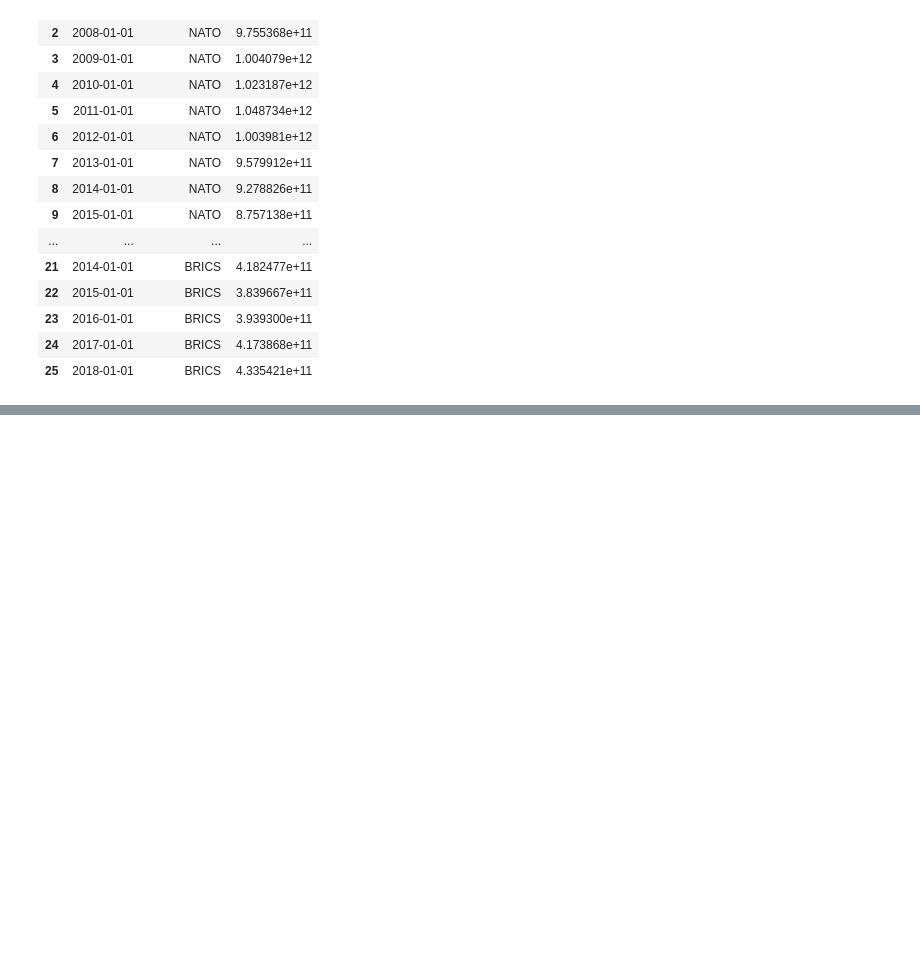
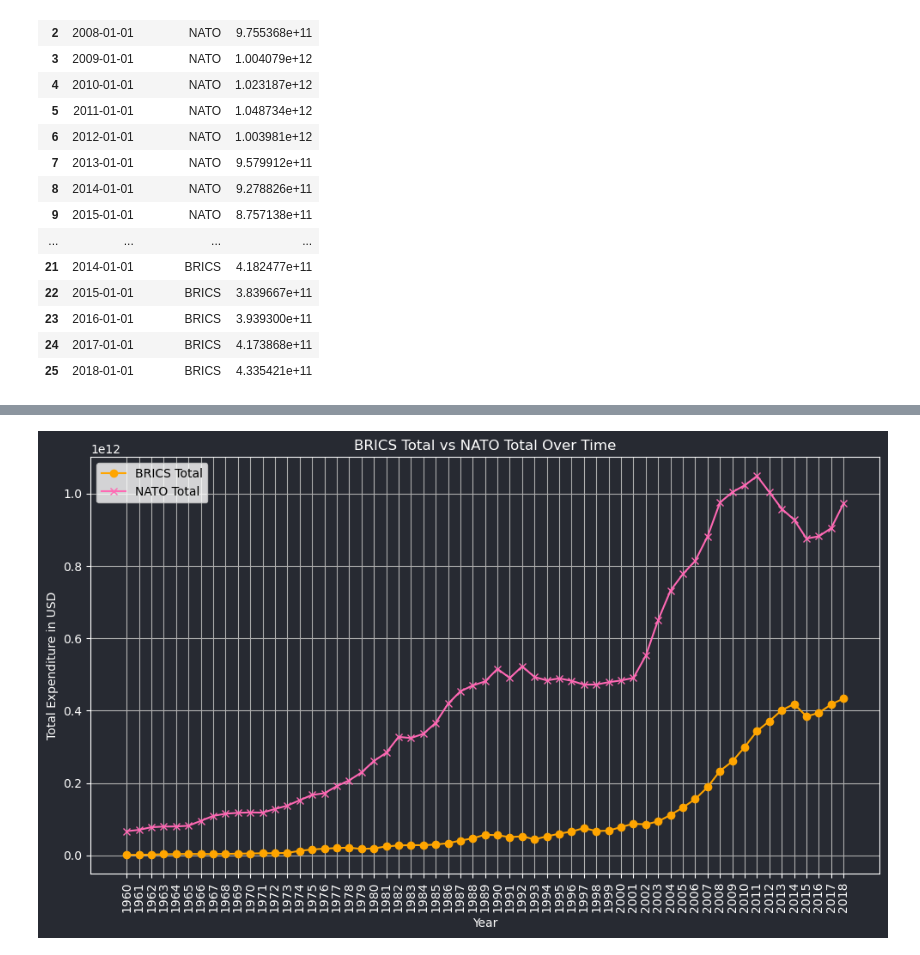
Before and after one commit to tylerzonk/mil_expend, a Jupyter notebook: main.ipynb, the cells around one changed output, grey strips where cells are left out. Drawn from its saved outputs; the diff is of its cells as text; code cells hidden in the pictures; blank space fills up the shorter version.

```diff
--- a/main.ipynb
+++ b/main.ipynb
@@ -508,0 +523,21 @@ y_pred = pipeline.predict(X_test)
+# %%
+plt.figure(figsize=(10, 6))
+
+plt.title('BRICS Total vs NATO Total Over Time')
+plt.xlabel('Year')
+plt.ylabel('Total Expenditure in USD')
+
+plt.xticks(rotation = 90)
+
+plt.grid(True)
+plt.tight_layout()
+c.customize_graph(plt.gca())
+
+plt.plot(df['Date'], df['BRICS Total'], label='BRICS Total', color="orange", marker='o')
+plt.plot(df['Date'], df['NATO Total'], label='NATO Total', color="hotpink", marker='x')
+plt.legend()
+
+plt.tight_layout()
+plt.show()
+# %% [output]
+[figure, added]
```
Also changed, not shown: parts of 3 cells of this notebook.
